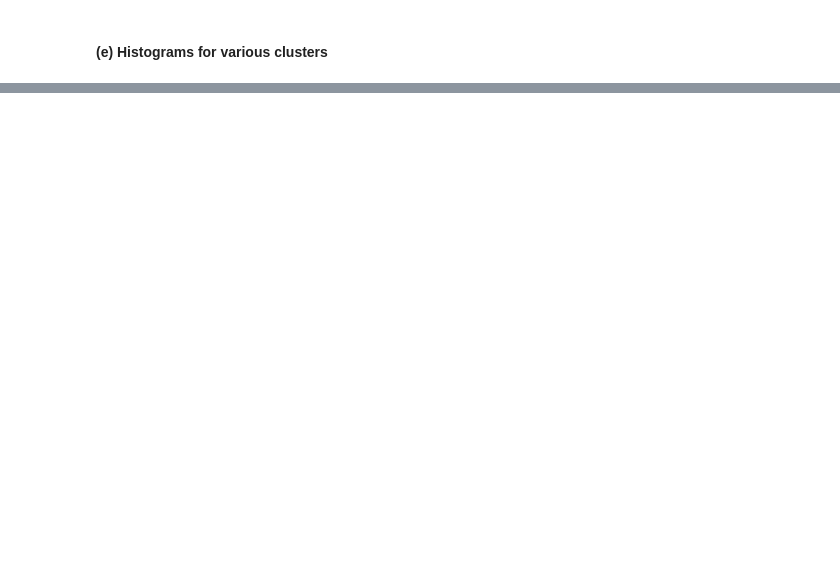
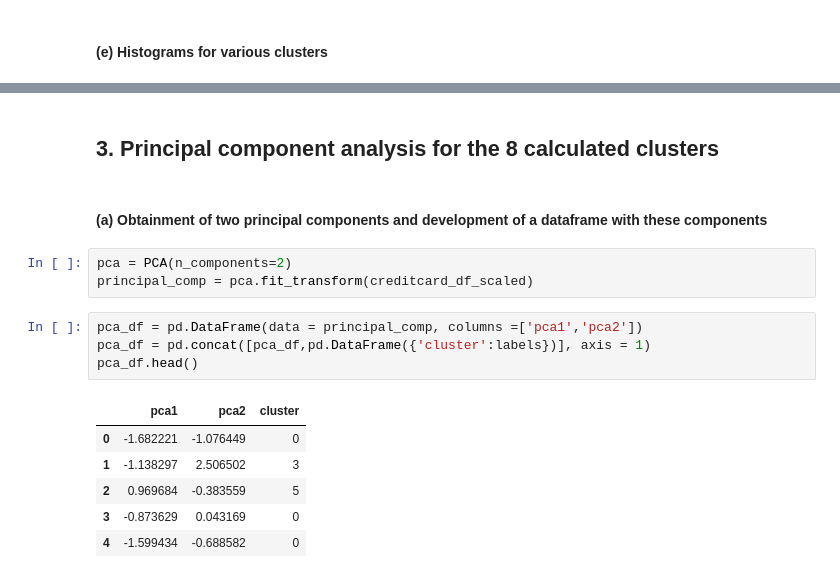
Before and after one commit to Panostam/Marketing_Department_Clustering_Project, a Jupyter notebook: Marketing_Department_Clustering_Project.ipynb, the cells around one changed output, grey strips where cells are left out. Saved outputs shown, nothing was run; the diff lists cells and outputs as text; blank space fills up the shorter version.

```diff
--- a/Marketing_Department_Clustering_Project.ipynb
+++ b/Marketing_Department_Clustering_Project.ipynb
@@ -284 +284,19 @@ for i in creditcard_df.columns:
 ... (5 outputs left out)
+# %% [markdown]
+## 3. Principal component analysis for the 8 calculated clusters
+# %% [markdown]
+#### (a) Obtainment of two principal components and development of a dataframe with these components
+# %%
+pca = PCA(n_components=2)
+principal_comp = pca.fit_transform(creditcard_df_scaled)
+# %%
+pca_df = pd.DataFrame(data = principal_comp, columns =['pca1','pca2'])
+pca_df = pd.concat([pca_df,pd.DataFrame({'cluster':labels})], axis = 1)
+pca_df.head()
+# %% [output]
+|  | pca1 | pca2 | cluster |
+| 0 | -1.682221 | -1.076449 | 0 |
+| 1 | -1.138297 | 2.506502 | 3 |
+| 2 | 0.969684 | -0.383559 | 5 |
+| 3 | -0.873629 | 0.043169 | 0 |
+| 4 | -1.599434 | -0.688582 | 0 |
```
Also changed, not shown: parts of 23 cells of this notebook, 1 other file.
